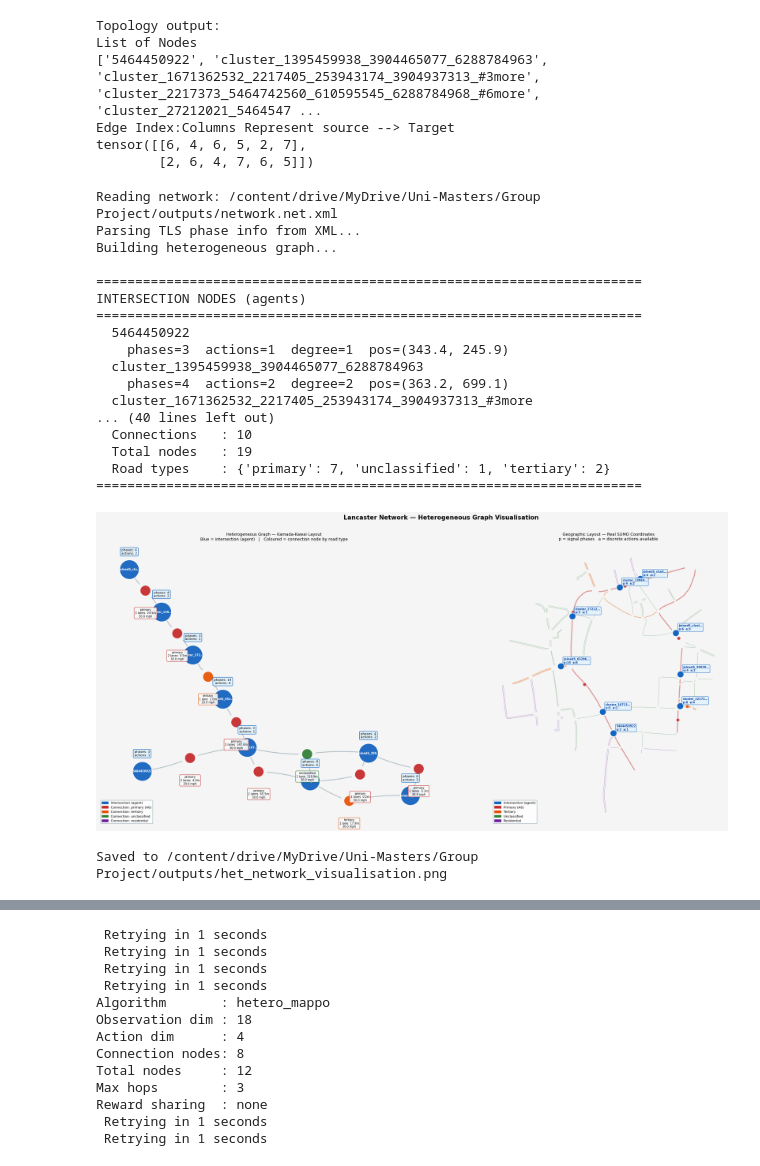
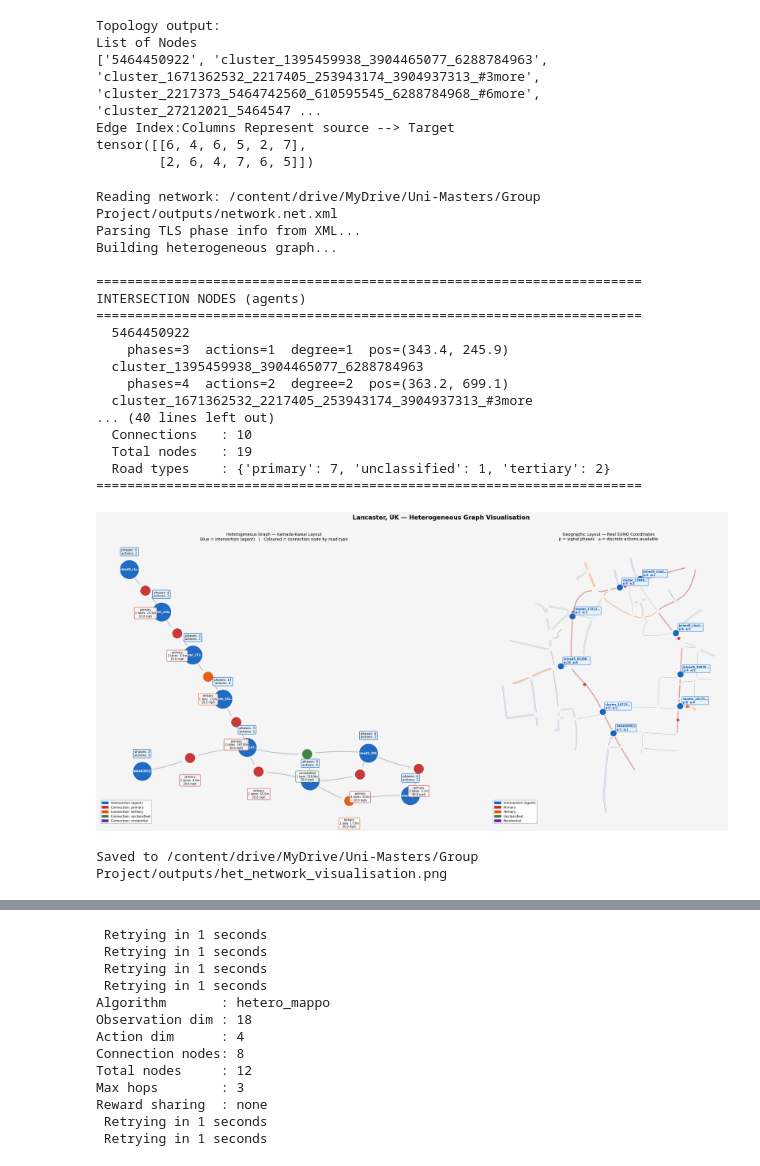
Before and after one commit to abergh18/marl-tsc, a Jupyter notebook: notebooks/het_graph_test_flow.ipynb, the cells around one changed output, grey strips where cells are left out. Cells and saved outputs as stored; diff of their text form; code cells hidden in the pictures.

```diff
--- a/notebooks/het_graph_test_flow.ipynb
+++ b/notebooks/het_graph_test_flow.ipynb
@@ -353,26 +353,20 @@ SECONDS_PER_ACTION  = 5
 SIMULATION_DURATION = EPISODE_STEPS * SECONDS_PER_ACTION
 TRAFFIC_SPAWN_DURATION = int(SIMULATION_DURATION * 1.20)
 TOTAL_TIMESTEPS     = 200_000
+MAX_HOPS            = 7
 
 network = CityNetwork(
     city_name="Lancaster, UK",
     radius=300,
     left_hand=True,
     lane_number=None,
+    discard_simple = True,
 )
 
 #network = CityNetwork(city_name="Lancaster, UK", radius=500)
 #network_file_name = "lancasterv2.net.xml"
 #network_file_name = "lancaster_373m_35.net.xml"
 net_path_in_output = Path(OUTPUT_DIR) / network.city_name
-
-'''
-# Read TLS IDs from network
-net = readNet(str(net_path_in_output))
-traffic_light_ids = sorted(tls.getID() for tls in net.getTrafficLights())
-print(f"Found {len(traffic_light_ids)} traffic lights: {traffic_light_ids}")
-'''
-
 
 generator = SimulationGenerator(
     output_dir=OUTPUT_DIR,
@@ -388,14 +382,15 @@ generator.generate_network()
 generator.generate_trips()
 generator.generate_config()
 paths = generator.paths
-'''generator.generate_peak_trips(
-    peak_end=int(SIMULATION_DURATION * 0.4),
-    peak_period=1.0,
-    offpeak_period=3.5,
-)'''
-generator.generate_config()
 
-paths = generator.paths
+from sumolib.net import readNet
+net = readNet(str(paths.network_file))
+traffic_light_ids = sorted(tls.getID() for tls in net.getTrafficLights())
+print(f"Found {len(traffic_light_ids)} traffic lights: {traffic_light_ids}")
+print(f"Network file: {paths.network_file}")
+
+#generator.generate_config()
+print(f"City name: {network.city_name}")
 print(f"Scenario configured: {paths.config_file}")
 print(f"Simulation duration: {SIMULATION_DURATION}s")
 print(generator.paths)
@@ -424,31 +422,32 @@ tensor([[6, 4, 6, 5, 2, 7],
 # %%
 #/content/marl-tsc/networks
 from networks.visualise_het_net import visualise_het_network
 
 visualise_het_network(
     network_file=str(paths.network_file),
     output_dir=str(OUTPUT_DIR),
-    max_hops=5
+    max_hops= MAX_HOPS,
+    city_name=network.city_name,
 )
 # %% [output]
 Reading network: /content/drive/MyDrive/Uni-Masters/Group Project/outputs/network.net.xml
 Parsing TLS phase info from XML...
 Building heterogeneous graph...
 
 ======================================================================
 INTERSECTION NODES (agents)
 ======================================================================
   5464450922
     phases=3  actions=1  degree=1  pos=(343.4, 245.9)
   cluster_1395459938_3904465077_6288784963
     phases=4  actions=2  degree=2  pos=(363.2, 699.1)
   cluster_1671362532_2217405_253943174_3904937313_#3more
 ... (40 lines left out)
   Connections   : 10
   Total nodes   : 19
   Road types    : {'primary': 7, 'unclassified': 1, 'tertiary': 2}
 ======================================================================
-[figure, old version]
+[figure, new version]
 Saved to /content/drive/MyDrive/Uni-Masters/Group Project/outputs/het_network_visualisation.png
 # %%
 from sumolib.net import readNet
```
Also changed, not shown: parts of 23 cells of this notebook.
